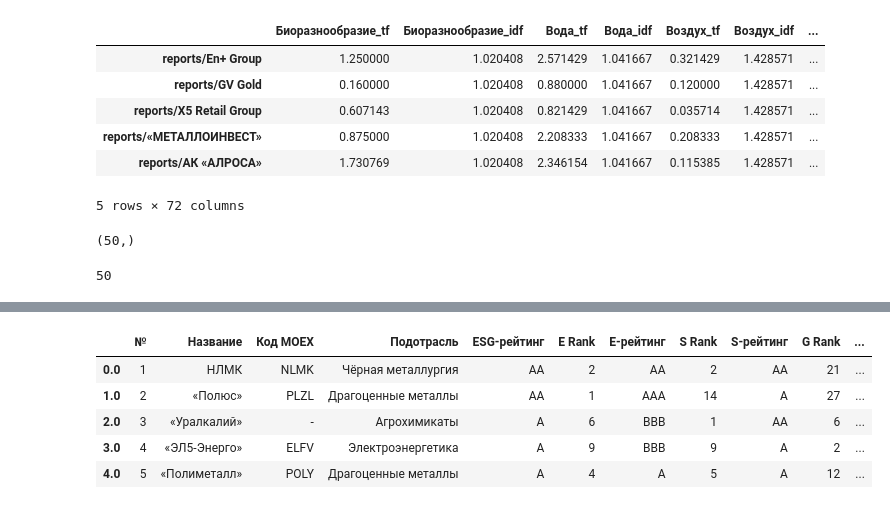
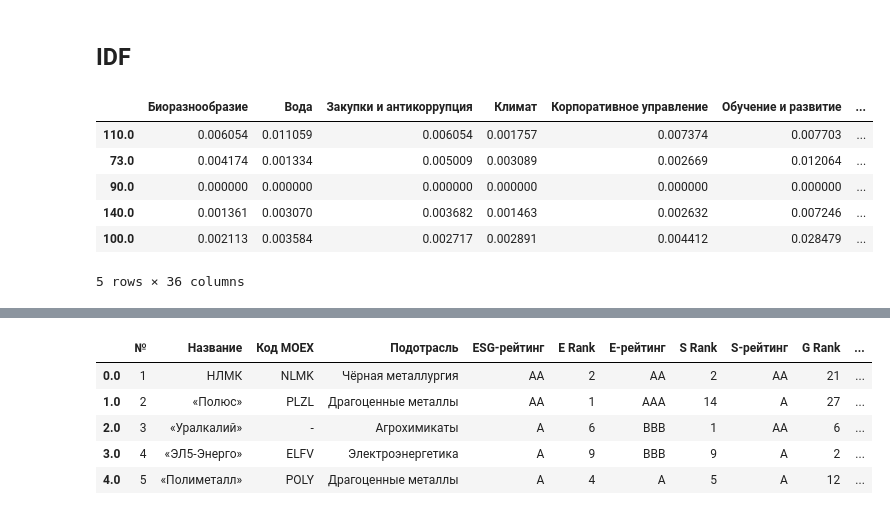
Before and after one commit to tarasovEgor/ESG_Reports, a Jupyter notebook: workflow/workflow.ipynb, the cells around one changed output, grey strips where cells are left out. Saved outputs shown, nothing was run; the diff lists cells and outputs as text; code cells hidden in the pictures.

```diff
--- a/workflow/workflow.ipynb
+++ b/workflow/workflow.ipynb
@@ -43,0 +35,3 @@ for idx, (company, report_topics, count) in reports.iterrows():
+# %%
+topics_per_report = not_nan.groupby("index")["year"].count()
+topics_per_report.head()
@@ -44,12 +46,31 @@ for idx, (company, report_topics, count) in reports.iterrows():
+# %%
+tf = defaultdict(dict)
+for (file_name, index, topic), row in reports.items():
+    tf[index][topic] = row / topics_per_report[index]
+tf = pd.DataFrame(tf).T
+# %% [markdown]
+## IDF
+# %%
+idf = {}
+for topic in df["max_topic_exp"].unique():
+    if pd.isna(topic):
+        continue
+    idf[topic] = np.log(df["index"].nunique()/tf[topic].notna().sum())
+idf = pd.Series(idf)
+# %%
+tf_idf = defaultdict(dict)
+for idx, row in tf.iterrows():
+    for topic in row.index:
+        tf_idf[idx][topic] = row[topic] * idf[topic]
 # %%
-tfidf_company = pd.DataFrame(tfidf_company).T.fillna(0)
-tfidf_company.to_csv("tfidf_company.csv")
-tfidf_company.head()
+tf_idf = pd.DataFrame(tf_idf).T
+tf_idf = tf_idf.fillna(0)
+tf_idf.head()
 # %% [output]
-|  | Биоразнообразие_tf | Биоразнообразие_idf | Вода_tf | Вода_idf | Воздух_tf | Воздух_idf | ... |
-| reports/En+ Group | 1.250000 | 1.020408 | 2.571429 | 1.041667 | 0.321429 | 1.428571 | ... |
-| reports/GV Gold | 0.160000 | 1.020408 | 0.880000 | 1.041667 | 0.120000 | 1.428571 | ... |
-| reports/X5 Retail Group | 0.607143 | 1.020408 | 0.821429 | 1.041667 | 0.035714 | 1.428571 | ... |
-| reports/«МЕТАЛЛОИНВЕСТ» | 0.875000 | 1.020408 | 2.208333 | 1.041667 | 0.208333 | 1.428571 | ... |
-| reports/АК «АЛРОСА» | 1.730769 | 1.020408 | 2.346154 | 1.041667 | 0.115385 | 1.428571 | ... |
+|  | Биоразнообразие | Вода | Закупки и антикоррупция | Климат | Корпоративное управление | Обучение и развитие | ... |
+| 110.0 | 0.006054 | 0.011059 | 0.006054 | 0.001757 | 0.007374 | 0.007703 | ... |
+| 73.0 | 0.004174 | 0.001334 | 0.005009 | 0.003089 | 0.002669 | 0.012064 | ... |
+| 90.0 | 0.000000 | 0.000000 | 0.000000 | 0.000000 | 0.000000 | 0.000000 | ... |
+| 140.0 | 0.001361 | 0.003070 | 0.003682 | 0.001463 | 0.002632 | 0.007246 | ... |
+| 100.0 | 0.002113 | 0.003584 | 0.002717 | 0.002891 | 0.004412 | 0.028479 | ... |
-5 rows × 72 columns
+5 rows × 36 columns
@@ -58,8 +76,0 @@ df.fillna("безтемы").groupby(["company", "max_topic_exp"])["year"].count(
-# %%
-df.fillna("безтемы").groupby(["company"])["year"].count().shape
-# %% [output]
-(50,)
-# %%
-df["company"].nunique()
-# %% [output]
-50
```
Also changed, not shown: parts of 34 cells of this notebook, 1 other file.
